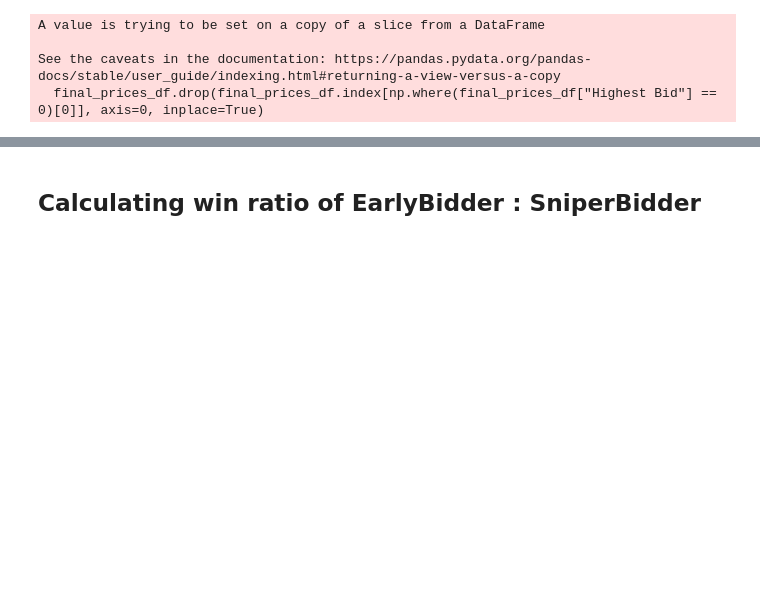
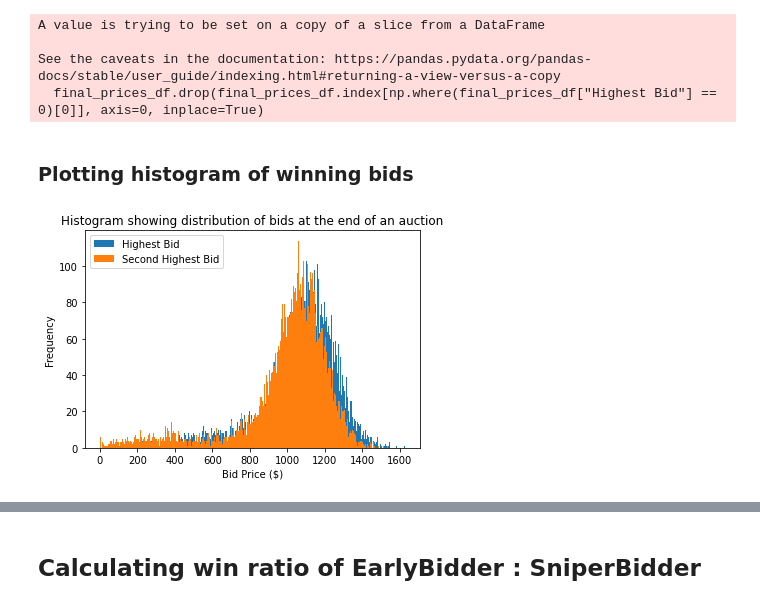
Before and after one commit to Wisaacj/Mesa-Auctions, a Jupyter notebook: dataanalysis.ipynb, the cells around one changed output, grey strips where cells are left out. Cells and saved outputs as stored; diff of their text form; code cells hidden in the pictures; blank space fills up the shorter version.

```diff
--- a/dataanalysis.ipynb
+++ b/dataanalysis.ipynb
@@ -32,3 +34,12 @@ A value is trying to be set on a copy of a slice from a DataFrame
 
 See the caveats in the documentation: https://pandas.pydata.org/pandas-docs/stable/user_guide/indexing.html#returning-a-view-versus-a-copy
   final_prices_df.drop(final_prices_df.index[np.where(final_prices_df["Highest Bid"] == 0)[0]], axis=0, inplace=True)
+# %% [markdown]
+### Plotting histogram of winning bids
+# %%
+final_prices_df.plot.hist(bins=500)
+plt.title("Histogram showing distribution of bids at the end of an auction")
+plt.xlabel("Bid Price ($)")
+plt.show()
+# %% [output]
+[figure, added]
```
Also changed, not shown: parts of 5 cells of this notebook.
